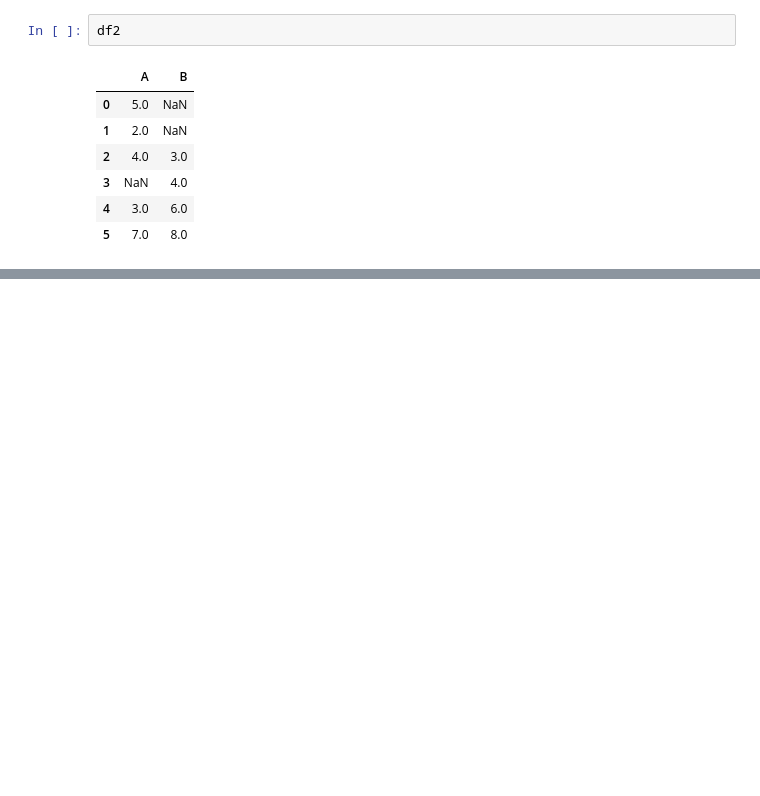
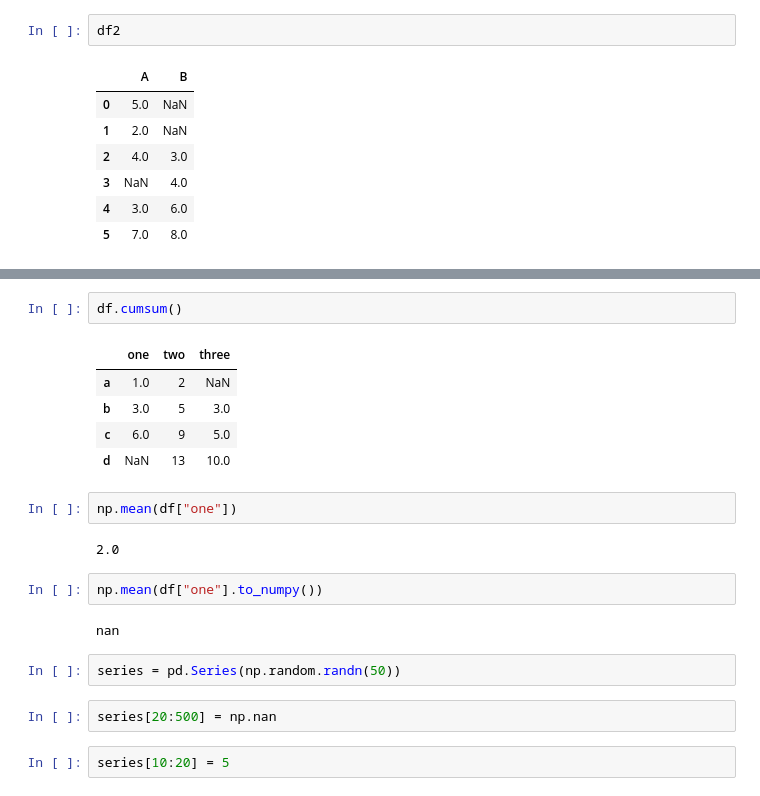
Before and after one commit to mangxiao2018/PandasSample, a Jupyter notebook: 100004-必会函数.ipynb, the cells around one changed output, grey strips where cells are left out. Cells and saved outputs as stored; diff of their text form; blank space fills up the shorter version.

```diff
--- a/100004-必会函数.ipynb
+++ b/100004-必会函数.ipynb
@@ -599,0 +669,22 @@ df2
+# %%
+df.cumsum()
+# %% [output]
+|  | one | two | three |
+| a | 1.0 | 2 | NaN |
+| b | 3.0 | 5 | 3.0 |
+| c | 6.0 | 9 | 5.0 |
+| d | NaN | 13 | 10.0 |
+# %%
+np.mean(df["one"])
+# %% [output]
+2.0
+# %%
+np.mean(df["one"].to_numpy())
+# %% [output]
+nan
+# %%
+series = pd.Series(np.random.randn(50))
+# %%
+series[20:500] = np.nan
+# %%
+series[10:20] = 5
```
Also changed, not shown: parts of 22 cells of this notebook.
